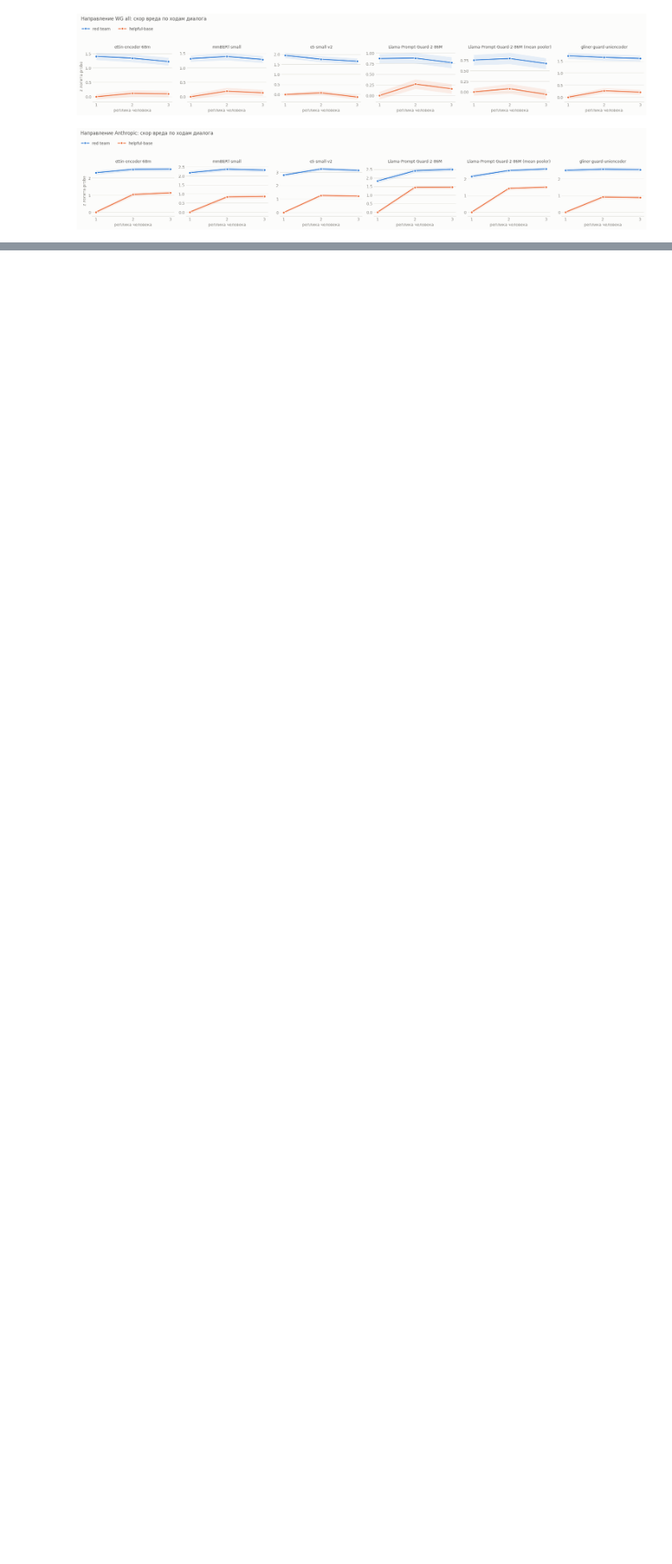
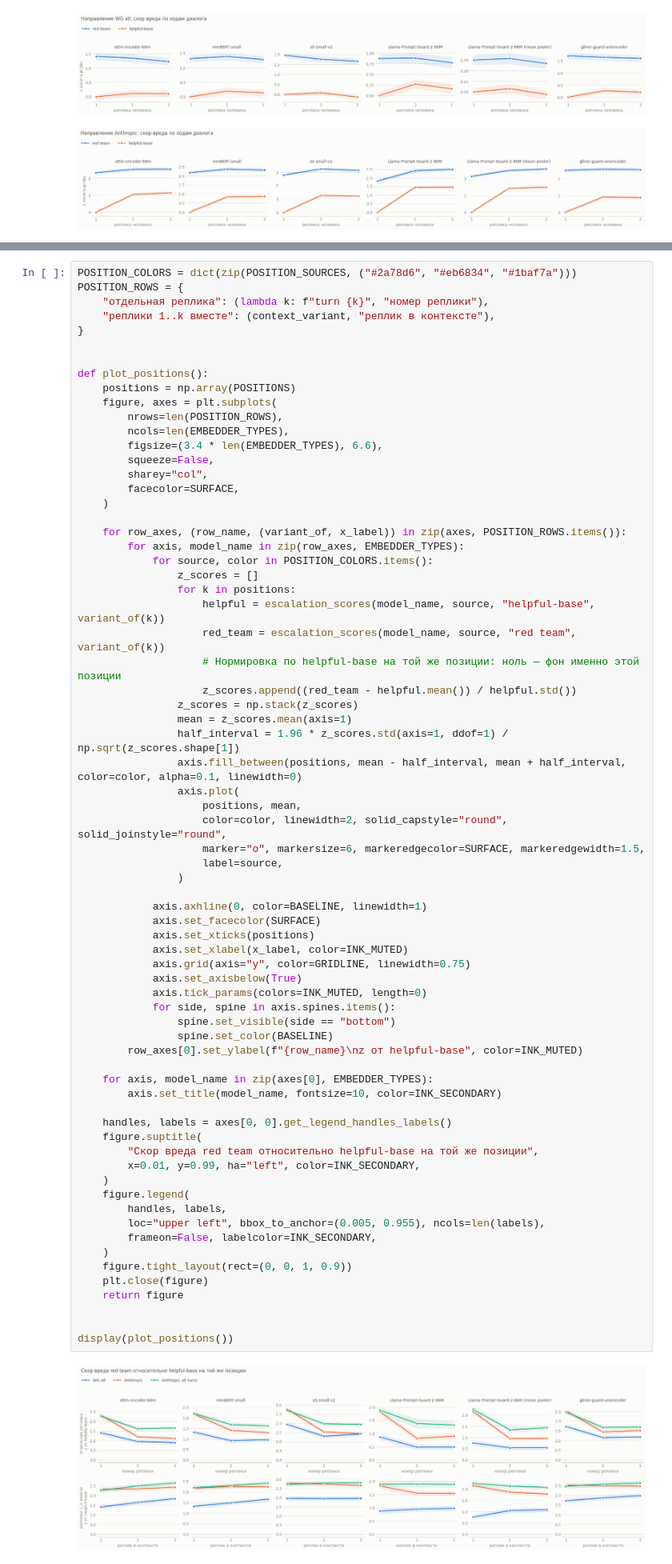
Before and after one commit to embedding-level-guardrails/Embedding-level-Guardrails, a Jupyter notebook: rq1_geometry/notebooks/AnthropicRed.ipynb, the cells around one changed output, grey strips where cells are left out. Shown at 80% size. Drawn from its saved outputs; the diff is of its cells as text; blank space fills up the shorter version.

```diff
--- a/rq1_geometry/notebooks/AnthropicRed.ipynb
+++ b/rq1_geometry/notebooks/AnthropicRed.ipynb
@@ -1191,0 +1853,72 @@ for source in SCORE_SOURCES:
+# %%
+POSITION_COLORS = dict(zip(POSITION_SOURCES, ("#2a78d6", "#eb6834", "#1baf7a")))
+POSITION_ROWS = {
+    "отдельная реплика": (lambda k: f"turn {k}", "номер реплики"),
+    "реплики 1..k вместе": (context_variant, "реплик в контексте"),
+}
+
+
+def plot_positions():
+    positions = np.array(POSITIONS)
+    figure, axes = plt.subplots(
+        nrows=len(POSITION_ROWS),
+        ncols=len(EMBEDDER_TYPES),
+        figsize=(3.4 * len(EMBEDDER_TYPES), 6.6),
+        squeeze=False,
+        sharey="col",
+        facecolor=SURFACE,
+    )
+
+    for row_axes, (row_name, (variant_of, x_label)) in zip(axes, POSITION_ROWS.items()):
+        for axis, model_name in zip(row_axes, EMBEDDER_TYPES):
+            for source, color in POSITION_COLORS.items():
+                z_scores = []
+                for k in positions:
+                    helpful = escalation_scores(model_name, source, "helpful-base", variant_of(k))
+                    red_team = escalation_scores(model_name, source, "red team", variant_of(k))
+                    # Нормировка по helpful-base на той же позиции: ноль — фон именно этой позиции
+                    z_scores.append((red_team - helpful.mean()) / helpful.std())
+                z_scores = np.stack(z_scores)
+                mean = z_scores.mean(axis=1)
+                half_interval = 1.96 * z_scores.std(axis=1, ddof=1) / np.sqrt(z_scores.shape[1])
+                axis.fill_between(positions, mean - half_interval, mean + half_interval, color=color, alpha=0.1, linewidth=0)
+                axis.plot(
+                    positions, mean,
+                    color=color, linewidth=2, solid_capstyle="round", solid_joinstyle="round",
+                    marker="o", markersize=6, markeredgecolor=SURFACE, markeredgewidth=1.5,
+                    label=source,
+                )
+
+            axis.axhline(0, color=BASELINE, linewidth=1)
+            axis.set_facecolor(SURFACE)
+            axis.set_xticks(positions)
+            axis.set_xlabel(x_label, color=INK_MUTED)
+            axis.grid(axis="y", color=GRIDLINE, linewidth=0.75)
+            axis.set_axisbelow(True)
+            axis.tick_params(colors=INK_MUTED, length=0)
+            for side, spine in axis.spines.items():
+                spine.set_visible(side == "bottom")
+                spine.set_color(BASELINE)
+        row_axes[0].set_ylabel(f"{row_name}\nz от helpful-base", color=INK_MUTED)
+
+    for axis, model_name in zip(axes[0], EMBEDDER_TYPES):
+        axis.set_title(model_name, fontsize=10, color=INK_SECONDARY)
+
+    handles, labels = axes[0, 0].get_legend_handles_labels()
+    figure.suptitle(
+        "Скор вреда red team относительно helpful-base на той же позиции",
+        x=0.01, y=0.99, ha="left", color=INK_SECONDARY,
+    )
+    figure.legend(
+        handles, labels,
+        loc="upper left", bbox_to_anchor=(0.005, 0.955), ncols=len(labels),
+        frameon=False, labelcolor=INK_SECONDARY,
+    )
+    figure.tight_layout(rect=(0, 0, 1, 0.9))
+    plt.close(figure)
+    return figure
+
+
+display(plot_positions())
+# %% [output]
+[figure, added]
```
Also changed, not shown: parts of 12 cells of this notebook, 4 other files.
